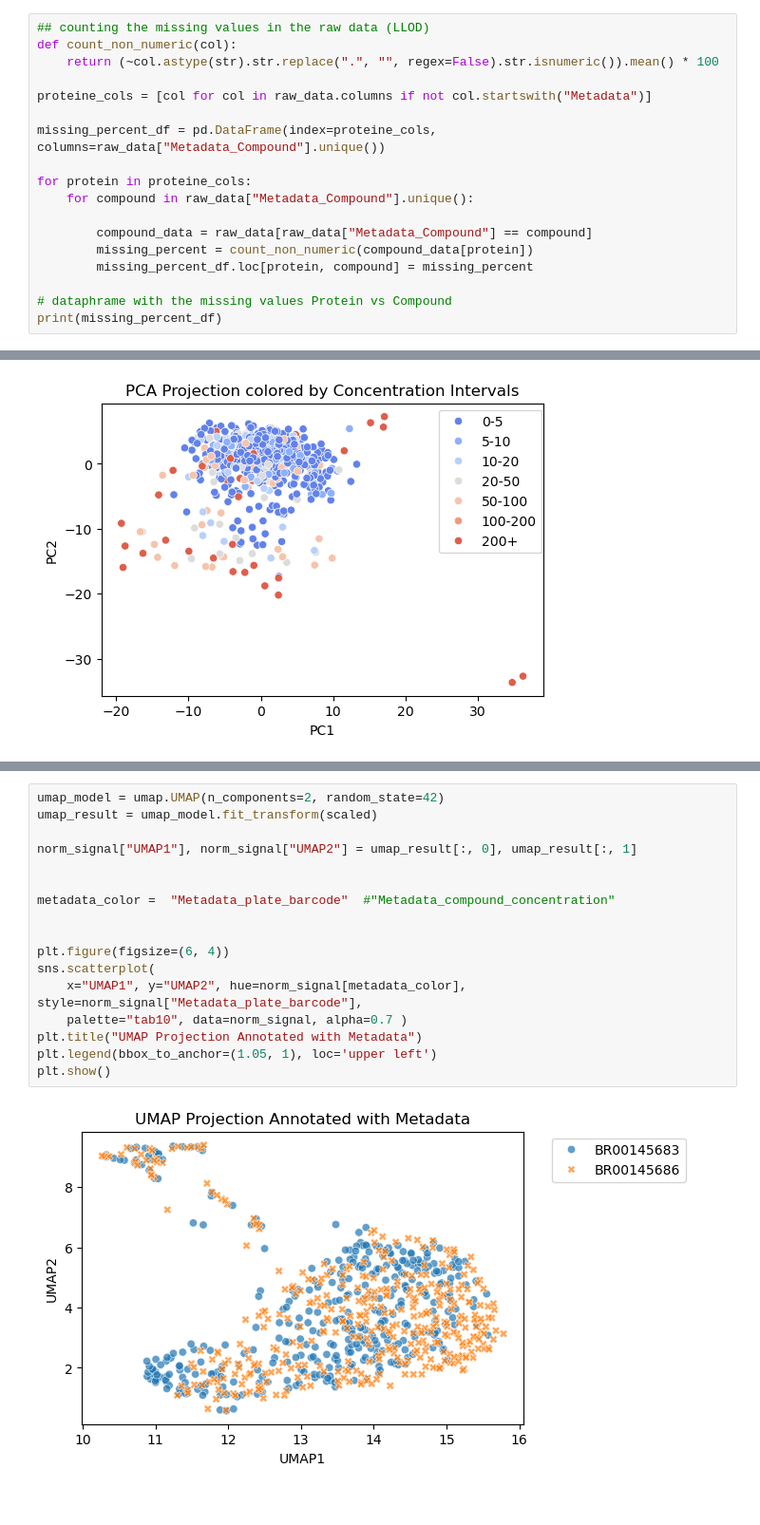
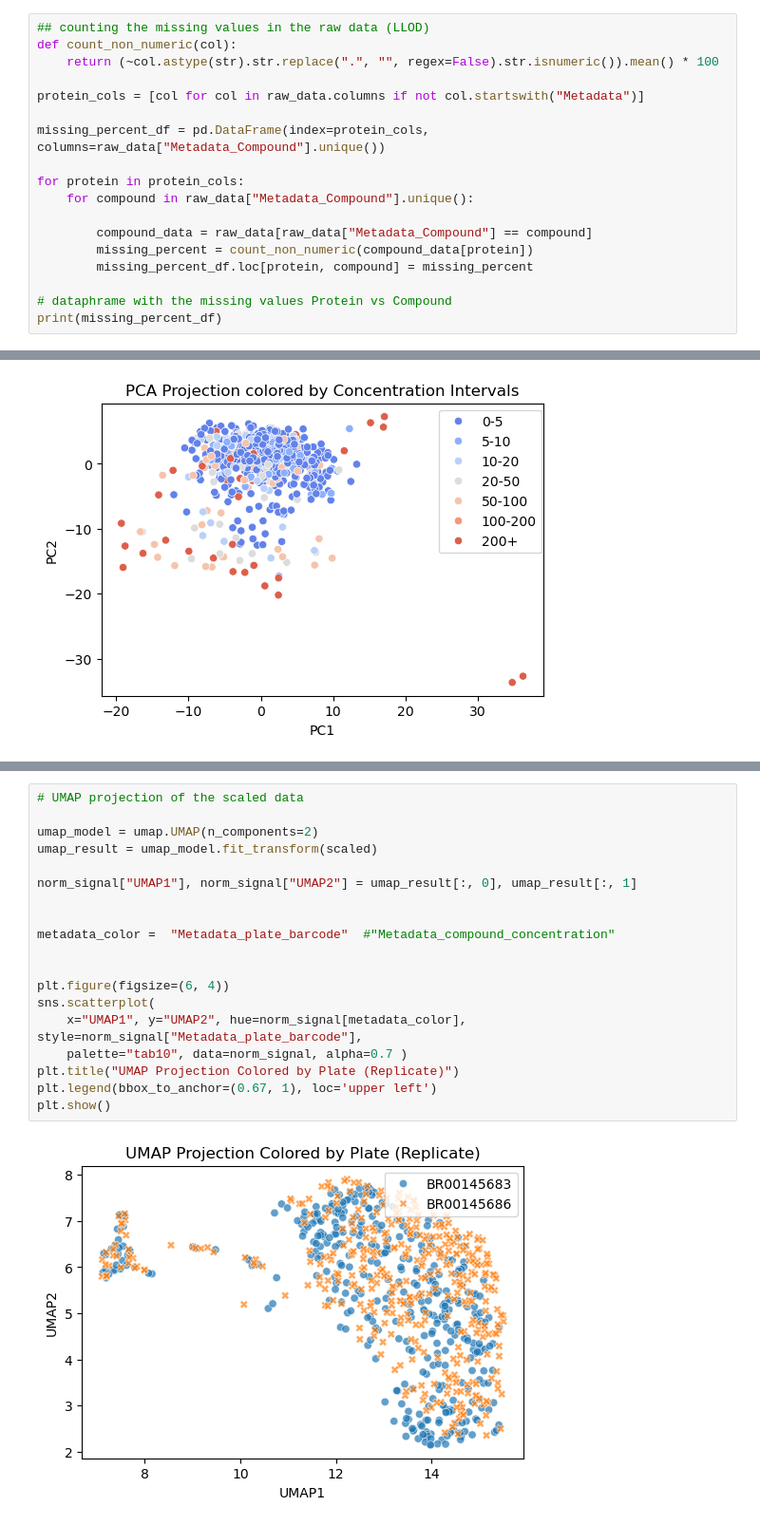
Before and after one commit to broadinstitute/2025_Grigoryan_Proteomics, a Jupyter notebook: 00.exploratory_analysis/first_analysis.ipynb, the cells around one changed output, grey strips where cells are left out. Shown at 95% size. Drawn from its saved outputs; the diff is of its cells as text.

```diff
--- a/00.exploratory_analysis/first_analysis.ipynb
+++ b/00.exploratory_analysis/first_analysis.ipynb
@@ -32,11 +32,11 @@ Number of protein columns: 263
 def count_non_numeric(col):
     return (~col.astype(str).str.replace(".", "", regex=False).str.isnumeric()).mean() * 100
 
-proteine_cols = [col for col in raw_data.columns if not col.startswith("Metadata")]
+protein_cols = [col for col in raw_data.columns if not col.startswith("Metadata")]
 
-missing_percent_df = pd.DataFrame(index=proteine_cols, columns=raw_data["Metadata_Compound"].unique())
+missing_percent_df = pd.DataFrame(index=protein_cols, columns=raw_data["Metadata_Compound"].unique())
 
-for protein in proteine_cols:
+for protein in protein_cols:
     for compound in raw_data["Metadata_Compound"].unique():
 
         compound_data = raw_data[raw_data["Metadata_Compound"] == compound]
@@ -288,20 +281,22 @@ plt.show()
 [figure]
 # %%
-umap_model = umap.UMAP(n_components=2, random_state=42)
+# UMAP projection of the scaled data
+
+umap_model = umap.UMAP(n_components=2)
 umap_result = umap_model.fit_transform(scaled)
 
 norm_signal["UMAP1"], norm_signal["UMAP2"] = umap_result[:, 0], umap_result[:, 1]
 
 
 metadata_color =  "Metadata_plate_barcode"  #"Metadata_compound_concentration"
 
 
 plt.figure(figsize=(6, 4))
 sns.scatterplot(
     x="UMAP1", y="UMAP2", hue=norm_signal[metadata_color], style=norm_signal["Metadata_plate_barcode"],
     palette="tab10", data=norm_signal, alpha=0.7 )
-plt.title("UMAP Projection Annotated with Metadata")
-plt.legend(bbox_to_anchor=(1.05, 1), loc='upper left')
+plt.title("UMAP Projection Colored by Plate (Replicate)")
+plt.legend(bbox_to_anchor=(0.67, 1), loc='upper left')
 plt.show()
 # %% [output]
-[figure, old version]
+[figure, new version]
```
Also changed, not shown: parts of 10 cells of this notebook.
